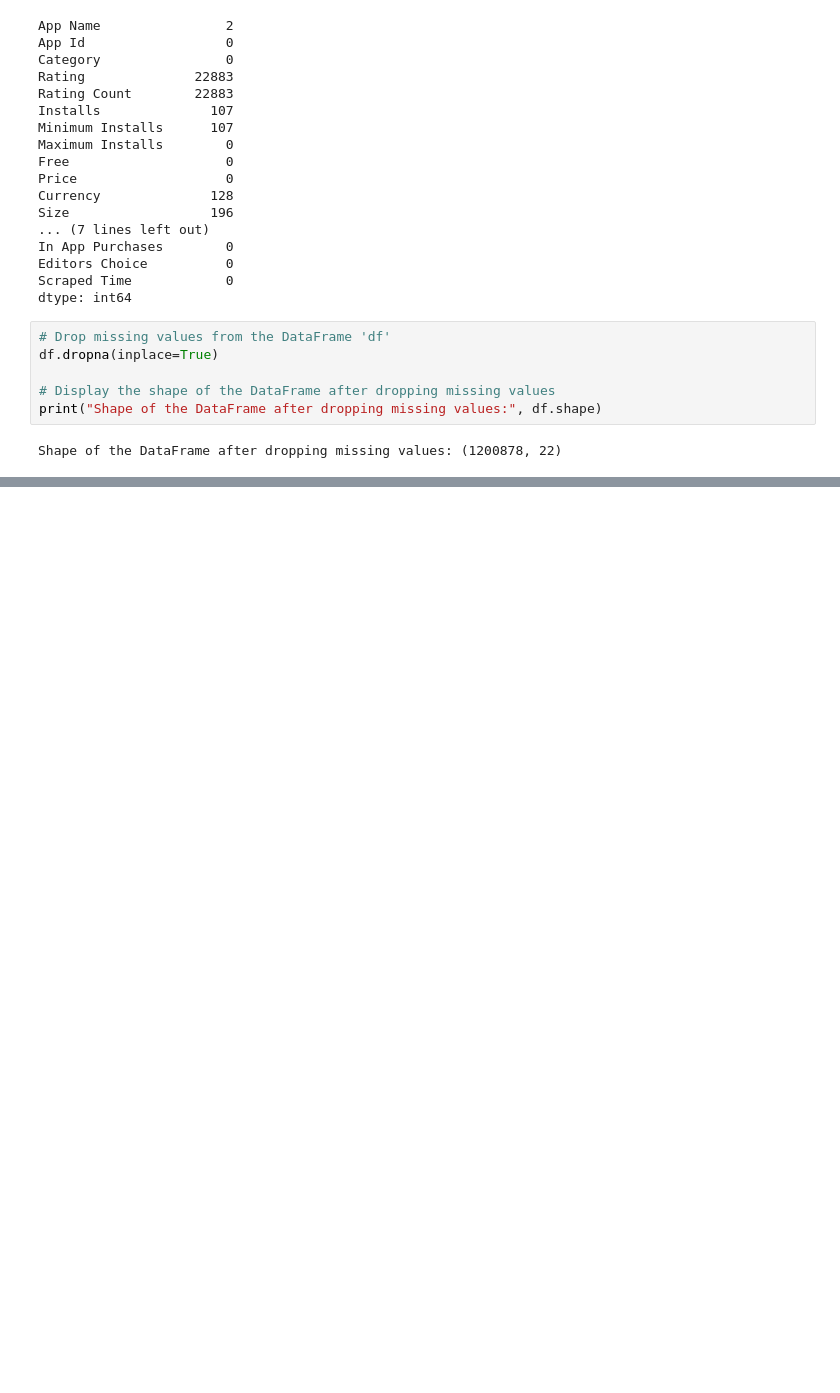
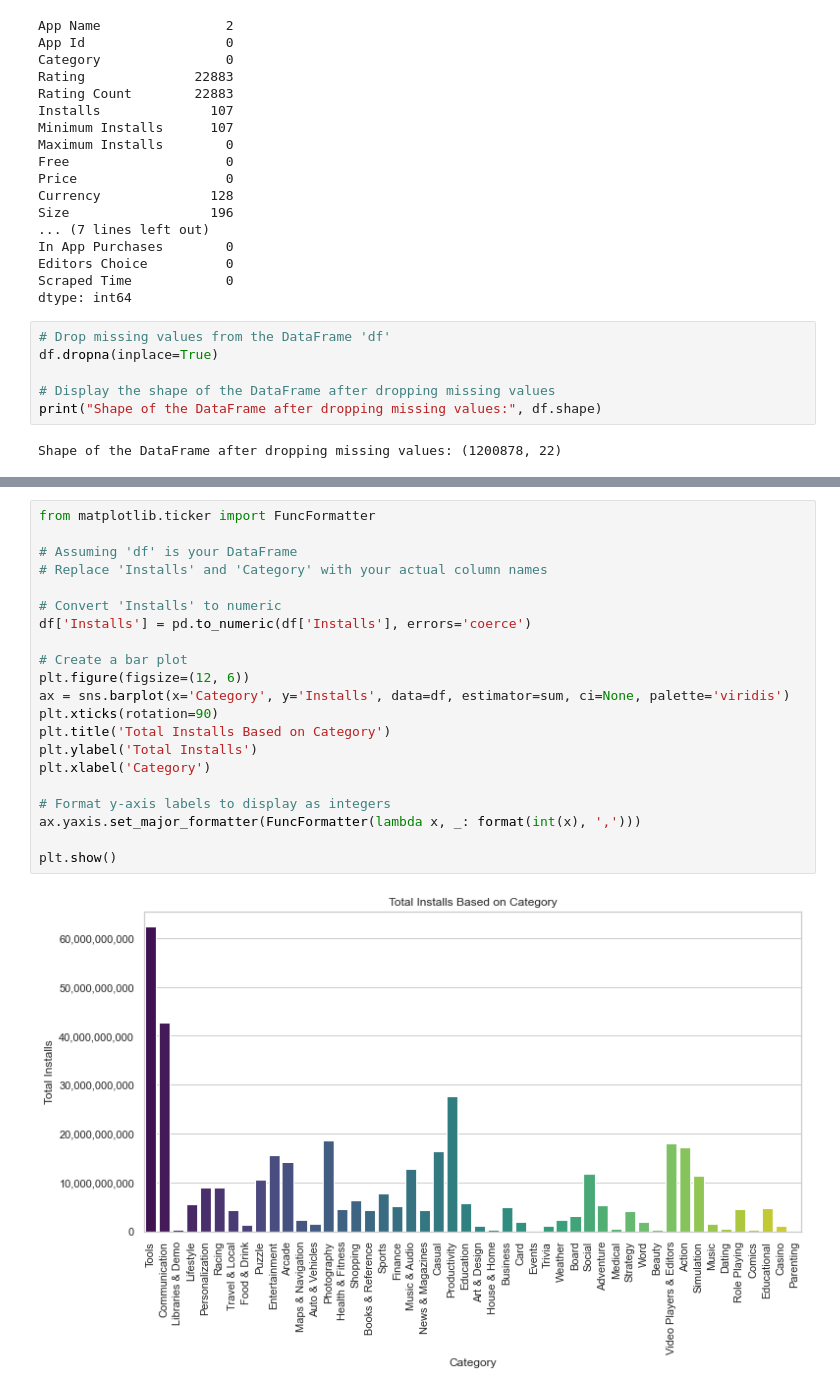
Before and after one commit to GoknurK/Google-Playstore-Analysis, a Jupyter notebook: index.ipynb, the cells around one changed output, grey strips where cells are left out. Cells and saved outputs as stored; diff of their text form; blank space fills up the shorter version.

```diff
--- a/index.ipynb
+++ b/index.ipynb
@@ -379,0 +429,23 @@ Shape of the DataFrame after dropping missing values: (1200878, 22)
+# %%
+from matplotlib.ticker import FuncFormatter
+
+# Assuming 'df' is your DataFrame
+# Replace 'Installs' and 'Category' with your actual column names
+
+# Convert 'Installs' to numeric
+df['Installs'] = pd.to_numeric(df['Installs'], errors='coerce')
+
+# Create a bar plot
+plt.figure(figsize=(12, 6))
+ax = sns.barplot(x='Category', y='Installs', data=df, estimator=sum, ci=None, palette='viridis')
+plt.xticks(rotation=90)
+plt.title('Total Installs Based on Category')
+plt.ylabel('Total Installs')
+plt.xlabel('Category')
+
+# Format y-axis labels to display as integers
+ax.yaxis.set_major_formatter(FuncFormatter(lambda x, _: format(int(x), ',')))
+
+plt.show()
+# %% [output]
+[figure, added]
```
Also changed, not shown: parts of 15 cells of this notebook.
